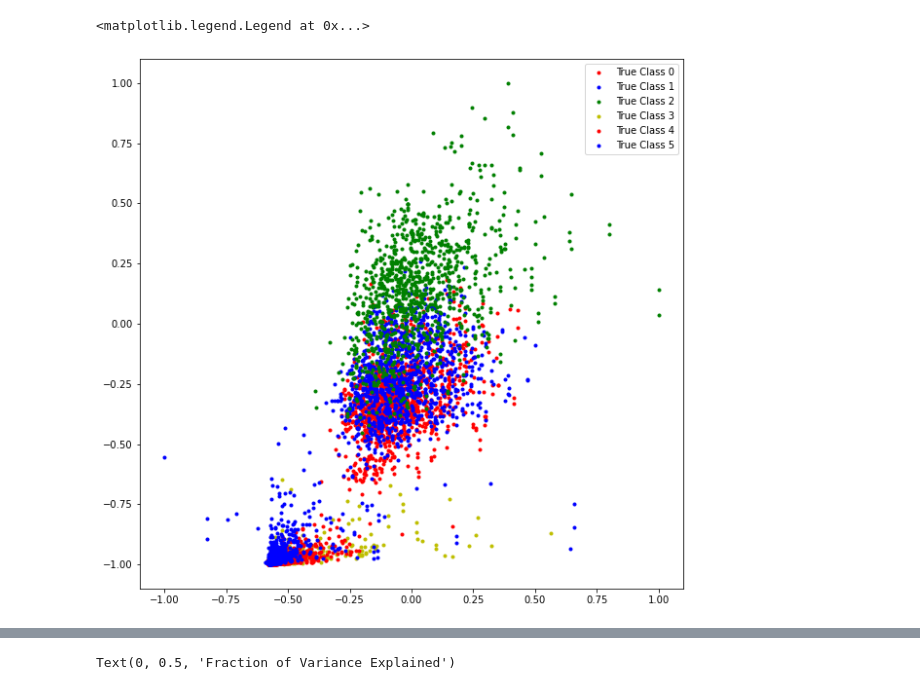
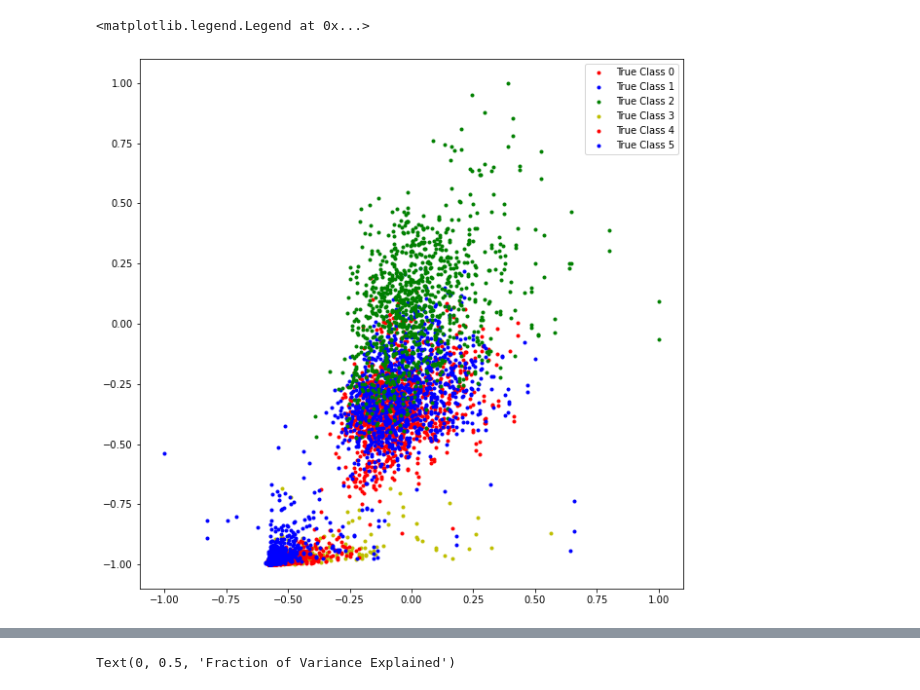
Before and after one commit to meuliano/EECE5644, a Jupyter notebook: HW1/hw1_3_set2.ipynb, the cells around one changed output, grey strips where cells are left out. Drawn from its saved outputs; the diff is of its cells as text; code cells hidden in the pictures.

```diff
--- a/HW1/hw1_3_set2.ipynb
+++ b/HW1/hw1_3_set2.ipynb
@@ -5,8 +5,7 @@ import numpy as np
 from scipy.stats import multivariate_normal
 from sklearn.metrics import confusion_matrix
 # %%
-newdata = np.array(read_csv('X_train.txt', sep = '\s+'))
-print(newdata.shape)
+activitydata = np.array(read_csv('X_train.txt', sep = '\s+'))
 
 labels = np.array(read_csv('y_train.txt', sep = '\s+')).T[0]
 labels = np.array([i - 1 for i in labels])
@@ -15,8 +14,8 @@ print(labels.shape)
 valid_classes = np.array(range(6))
 print(valid_classes)
 
-X = newdata
-print(X.shape)
+X = activitydata
+
 N = len(labels)
 print("Num samples: ", N)
 
@@ -28,13 +27,10 @@ print("Priors: ", priors)
 
 C = len(priors)
 
-print(X[labels == 4].shape)
-
-
-
+# First derive sample-based estimates of mean vector and covariance matrix:
 mu_hat = np.array([np.mean(X[labels == i], axis = 0) for i in valid_classes]) # No labelled samples for 0, 1, 2, 10!
 
-reg = 0.1*np.identity(561) #7x11
+reg = 0.1*np.identity(X.shape[1])
 
 Sigma_hat = np.array([np.cov(X[labels == i].T) + reg for i in valid_classes]) #7x11x11
 # %% [output]
@@ -73,26 +101,0 @@ Error Estimate:  0.03550537341858251
-# %%
-# Confusion matrix
-conf_mat_b = np.zeros((C, C))
-errors = 0
-
-for i in valid_classes: # Each decision option
-    for j in valid_classes: # Each class label
-        ind_ij = np.argwhere((decisions==i) & (labels==j))
-        conf_mat_b[i, j] = round(len(ind_ij)/N_cl[j],3) # Average over class sample count
-
-        # True label = Marker shape; Decision = Marker Color
-        plt.plot(X[ind_ij, 3], X[ind_ij, 10], 'g.', markersize=6)
-
-        if i != j:
-            errors = errors + len(ind_ij)
-            plt.plot(X[ind_ij, 3], X[ind_ij, 10], 'r.', markersize=6)
-
-# errors = len(np.argwhere(decisions != labels))
-print(errors)
-print("Minimum Probability of Error:")
-prob_error = 1 - np.diag(conf_mat_b).dot(N_cl / N)
-print(prob_error)
-
-print('Number of Misclassifications: ', errors, "\nError Estimate: ", errors/N)
-
-print(conf_mat_b)
@@ -112,15 +102,15 @@ Error Estimate:  0.03550537341858251
 # %%
 # Plot for original data and their true labels
 fig = plt.figure(figsize=(10, 10))
 marker_shapes = '.............'
 marker_colors = 'rbgyrbgyrbgy'
 
 for i in valid_classes:
 
-    plt.plot(X[labels==i, 10], X[labels==i, 3], marker_shapes[i] + marker_colors[i], label="True Class {}".format(i))
+    plt.plot(X[labels==i, 10], X[labels==i, 6], marker_shapes[i] + marker_colors[i], label="True Class {}".format(i))
 
 plt.legend()
 # %% [output]
 <matplotlib.legend.Legend at 0x...>
-[figure, old version]
+[figure, new version]
 # %%
```
Also changed, not shown: parts of 6 cells of this notebook, 3 other files.
